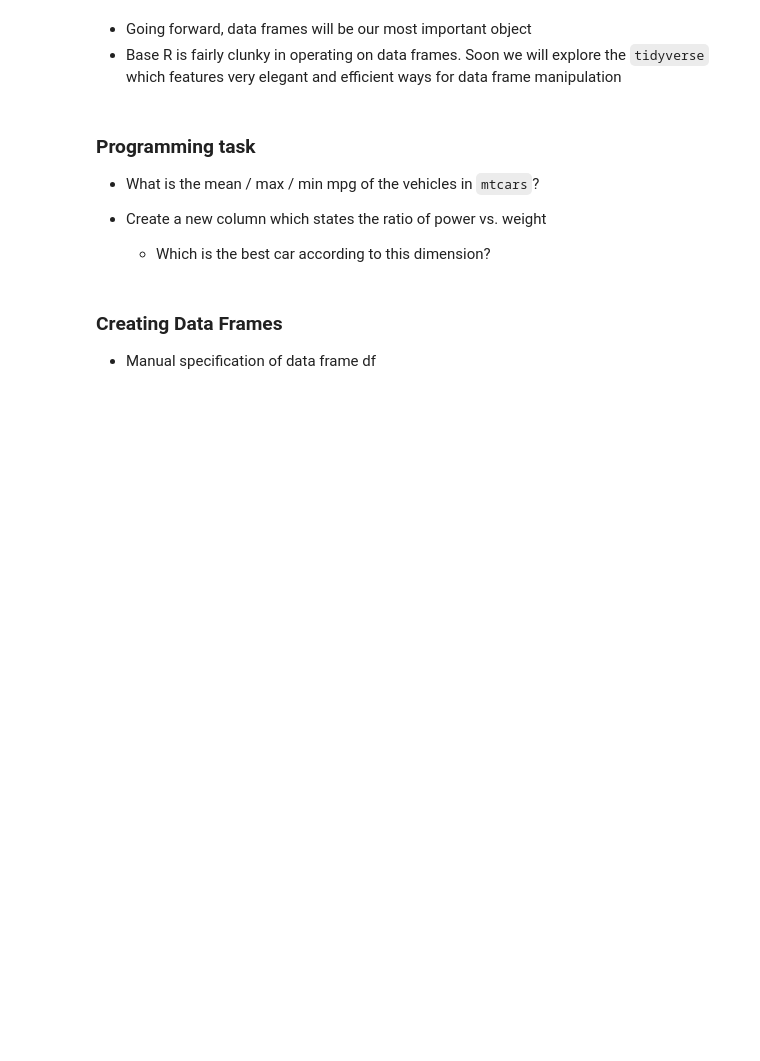
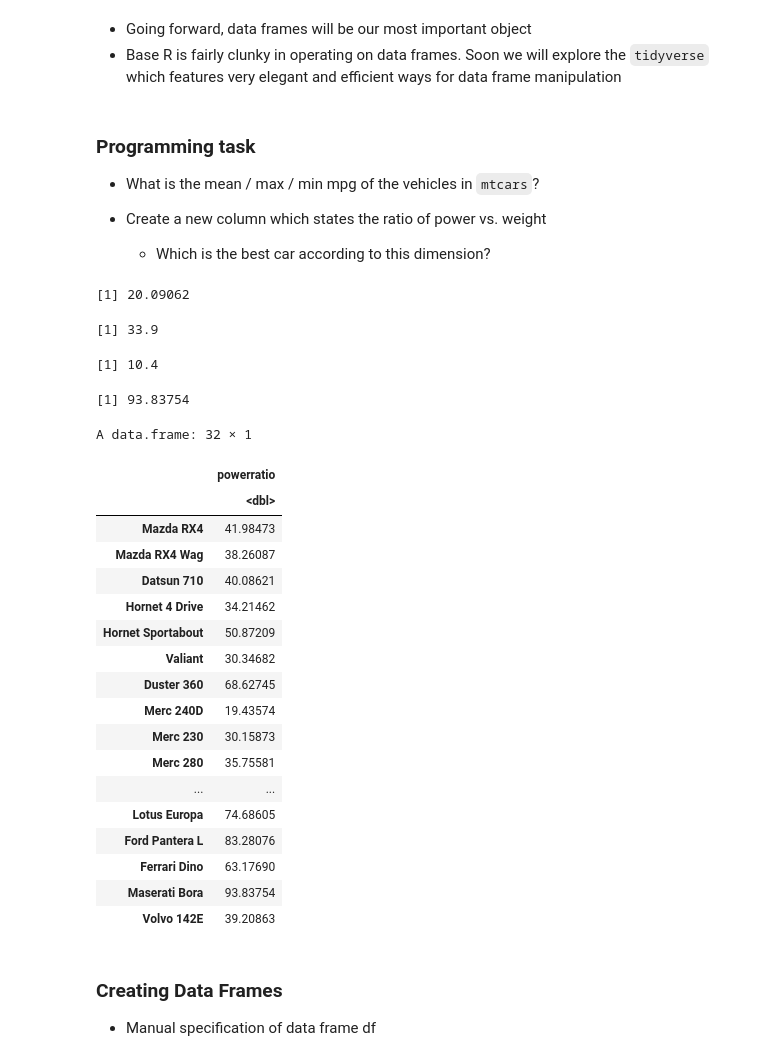
Before and after one commit to michiWS1920/ADS20, a Jupyter notebook: ADS_01_RProgramming_2020.ipynb, the cells around one changed output. Drawn from its saved outputs; the diff is of its cells as text; code cells hidden in the pictures; blank space fills up the shorter version.

```diff
--- a/ADS_01_RProgramming_2020.ipynb
+++ b/ADS_01_RProgramming_2020.ipynb
@@ -321,0 +339,3 @@ head(mtcars$l100km, 5)
+# %%
+mtcars$l100km = 282.48 / mtcars$mpg
+head(mtcars$l100km)
@@ -329,6 +351,39 @@ head(mtcars$l100km, 5)
 
 * Create a new column which states the ratio of power vs. weight
     * Which is the best car according to this dimension?
+# %%
+mean(mtcars$mpg)
+max(mtcars$mpg)
+min(mtcars$mpg)
+# %% [output]
+[1] 20.09062
+[1] 33.9
+[1] 10.4
+# %%
+mtcars$powerratio = mtcars$hp / mtcars$wt
+max(mtcars$powerratio)
+mtcars[("powerratio")]
+# %% [output]
+[1] 93.83754
+A data.frame: 32 × 1
+|  | powerratio |
+|  | <dbl> |
+| Mazda RX4 | 41.98473 |
+| Mazda RX4 Wag | 38.26087 |
+| Datsun 710 | 40.08621 |
+| Hornet 4 Drive | 34.21462 |
+| Hornet Sportabout | 50.87209 |
+| Valiant | 30.34682 |
+| Duster 360 | 68.62745 |
+| Merc 240D | 19.43574 |
+| Merc 230 | 30.15873 |
+| Merc 280 | 35.75581 |
+| ... | ... |
+| Lotus Europa | 74.68605 |
+| Ford Pantera L | 83.28076 |
+| Ferrari Dino | 63.17690 |
+| Maserati Bora | 93.83754 |
+| Volvo 142E | 39.20863 |
 # %% [markdown]
 ### Creating Data Frames
 * Manual specification of data frame df
```
Also changed, not shown: parts of 4 cells of this notebook.
